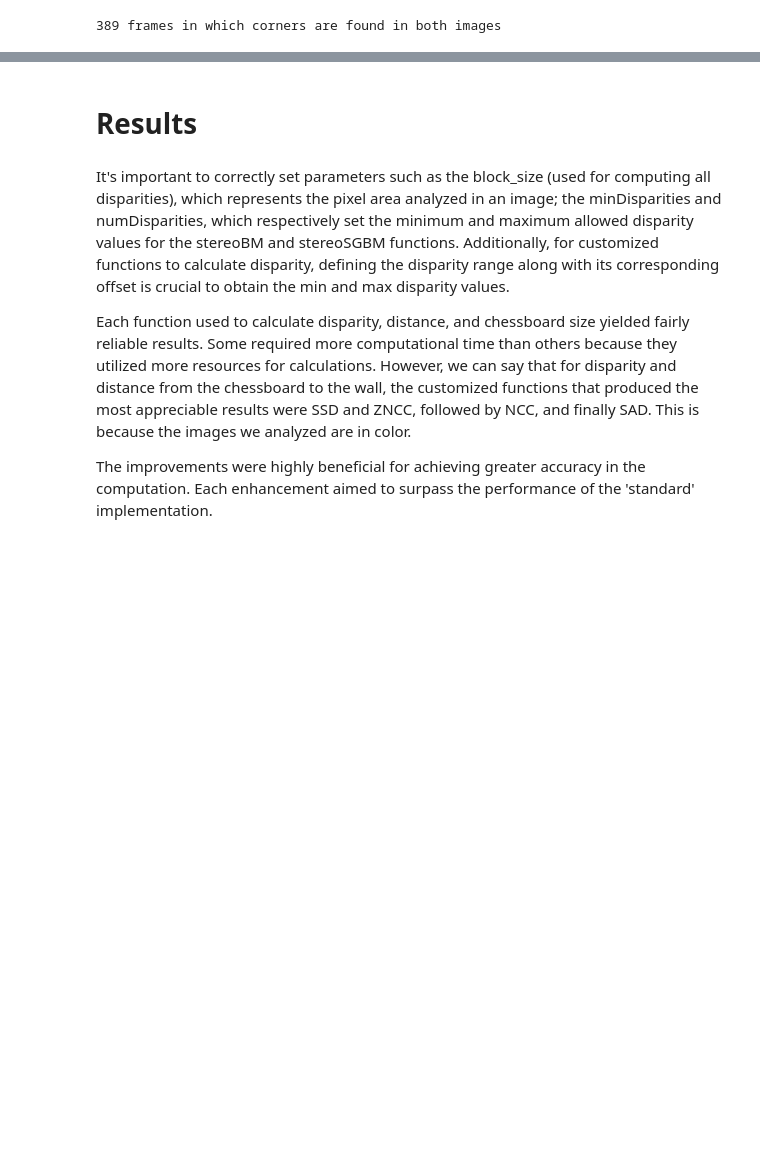
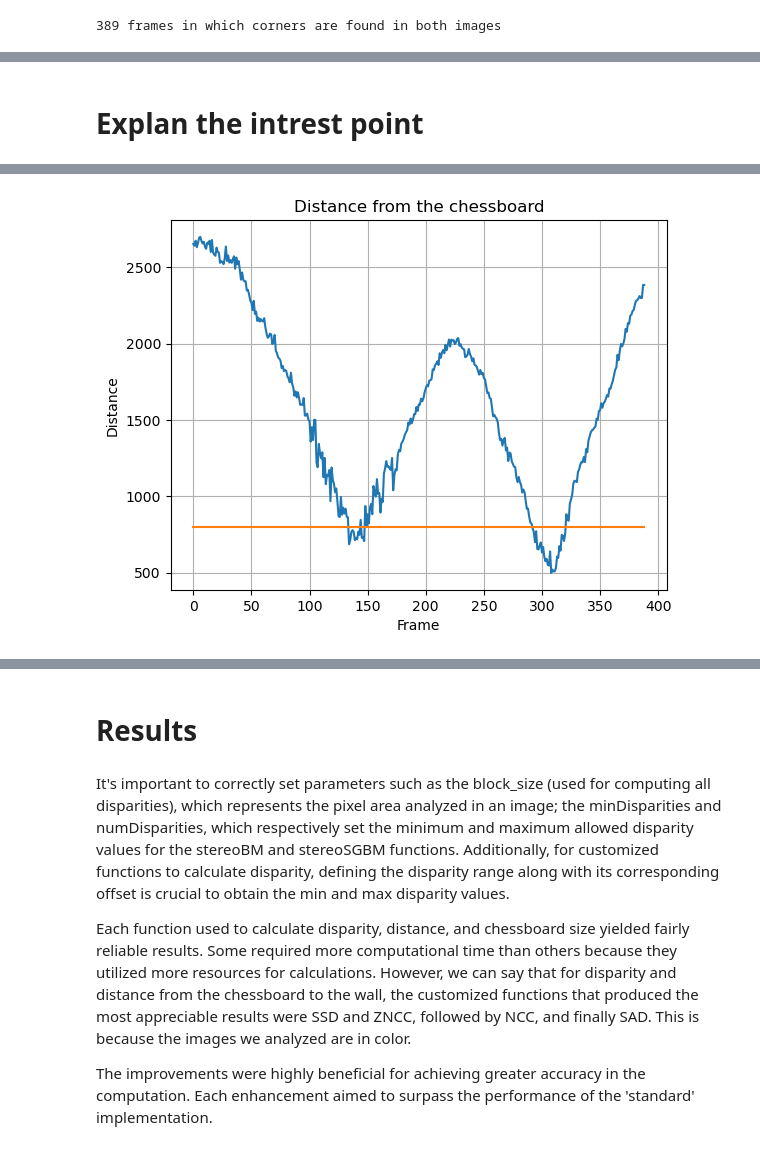
Before and after one commit to ArkaStark/RobotNavigation, a Jupyter notebook: Robot-navigation-paper.ipynb, the cells around one changed output, grey strips where cells are left out. Cells and saved outputs as stored; diff of their text form; code cells hidden in the pictures; blank space fills up the shorter version.

```diff
--- a/Robot-navigation-paper.ipynb
+++ b/Robot-navigation-paper.ipynb
@@ -1299,0 +989,78 @@ plt.show()
+# %% [markdown]
+ # Explan the intrest point
+# %%
+list_mean_disparity = []
+list_z_PT = []
+frame_height = list_L_cropped[0].shape[1]
+frame_width = list_L_cropped[0].shape[0]
+
+block_size = 21
+cost_fn = ssd_fn
+crop_border = block_size//2
+number_lines = 5
+no_of_corners = 200
+d_max = 128
+hidden_area = 20
+cost_threshold = 10000
+
+def cost_given_2_pixels(L_img, R_img, L_pixel_x, R_pixel_x, pixel_Ly, pixel_Ry, cost_fn,crop_border):
+    L_window = L_img[pixel_Ly-crop_border:pixel_Ly+crop_border+1, L_pixel_x-crop_border:L_pixel_x+crop_border+1]
+    R_window = R_img[pixel_Ry-crop_border:pixel_Ry+crop_border+1, R_pixel_x-crop_border:R_pixel_x+crop_border+1]
+    return cost_fn(L_window, R_window)
+
+for framenumber in range(number_of_frames):
+    corners_L = cv2.goodFeaturesToTrack(list_L_cropped[framenumber],no_of_corners,0.01,10)
+    corners_L = np.int0(corners_L)
+    corners_R = cv2.goodFeaturesToTrack(list_R_cropped[framenumber],no_of_corners,0.01,10)
+    corners_R = np.int0(corners_R)
+
+    features_in_line_Left = [[] for _ in range(frame_height)]
+    features_in_line_Right = [[] for _ in range(frame_height)]
+    list_disparity = []
+    # Append corners to the corresponding lists
+    for corner in corners_L:
+        y = corner[0][1]
+        features_in_line_Left[y].append(corner)
+    for corner in corners_R:
+        y = corner[0][1]
+        features_in_line_Right[y].append(corner)
+
+    for y in range(crop_border+1+number_lines, frame_height-crop_border-1-number_lines):
+        for corner_L in features_in_line_Left[y]:
+            if corner_L[0][0] < hidden_area:
+                continue
+            min_cost = np.inf
+            disparity = -1
+            for line in range(y-number_lines, y+number_lines):
+                for corner_R in features_in_line_Right[line]:
+                    L_x = corner_L[0][0]
+                    R_x = corner_R[0][0]
+                    if L_x < crop_border or R_x < crop_border or L_x > frame_width-crop_border-1 or R_x > frame_width-crop_border-1:
+                        continue
+                    if (L_x > R_x) and (L_x-R_x < d_max):
+                        #print(y, line, L_x, R_x)
+                        cost = cost_given_2_pixels(list_L_cropped[framenumber], list_R_cropped[framenumber], L_x, R_x, y, line, cost_fn, crop_border)
+                        if min_cost > cost and cost < cost_threshold:
+                            min_cost = cost
+                            disparity = L_x - R_x
+            if disparity > 0:
+                list_disparity.append(disparity)
+
+    mean_disparity = np.mean(list_disparity)
+    list_mean_disparity.append(mean_disparity)
+    print(framenumber, ":", mean_disparity)
+
+    z = (b * f)/list_mean_disparity[framenumber]
+    list_z_PT.append(z)
+
+# Plotting
+f_values = list(range(number_of_frames))
+plt.plot(f_values, list_z_PT, linestyle='-')
+line = 800*np.ones((len(f_values)))
+plt.plot(f_values, line)
+plt.title('Distance from the chessboard')
+plt.xlabel('Frame')
+plt.ylabel('Distance')
+plt.grid(True)
+plt.show()
+# %% [output]
@@ -1299,0 +1084 @@ plt.show()
+[figure, added]
```
Also changed, not shown: parts of 35 cells of this notebook.
